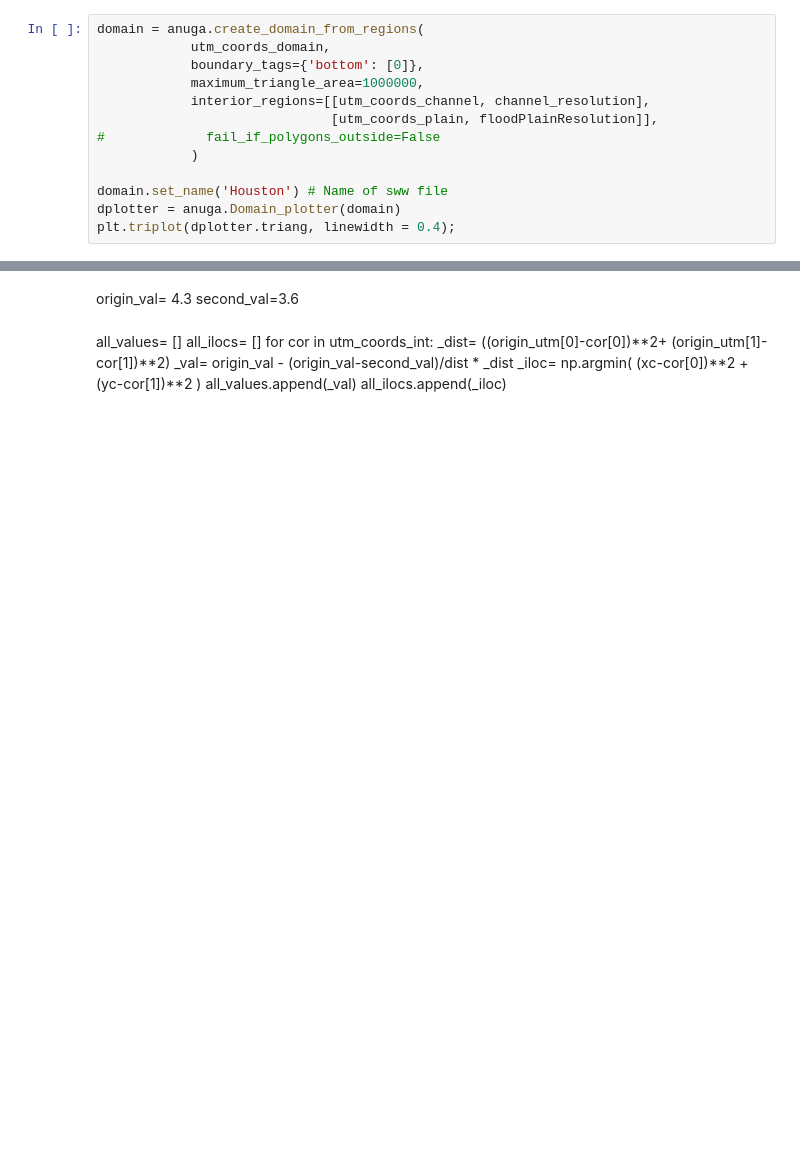
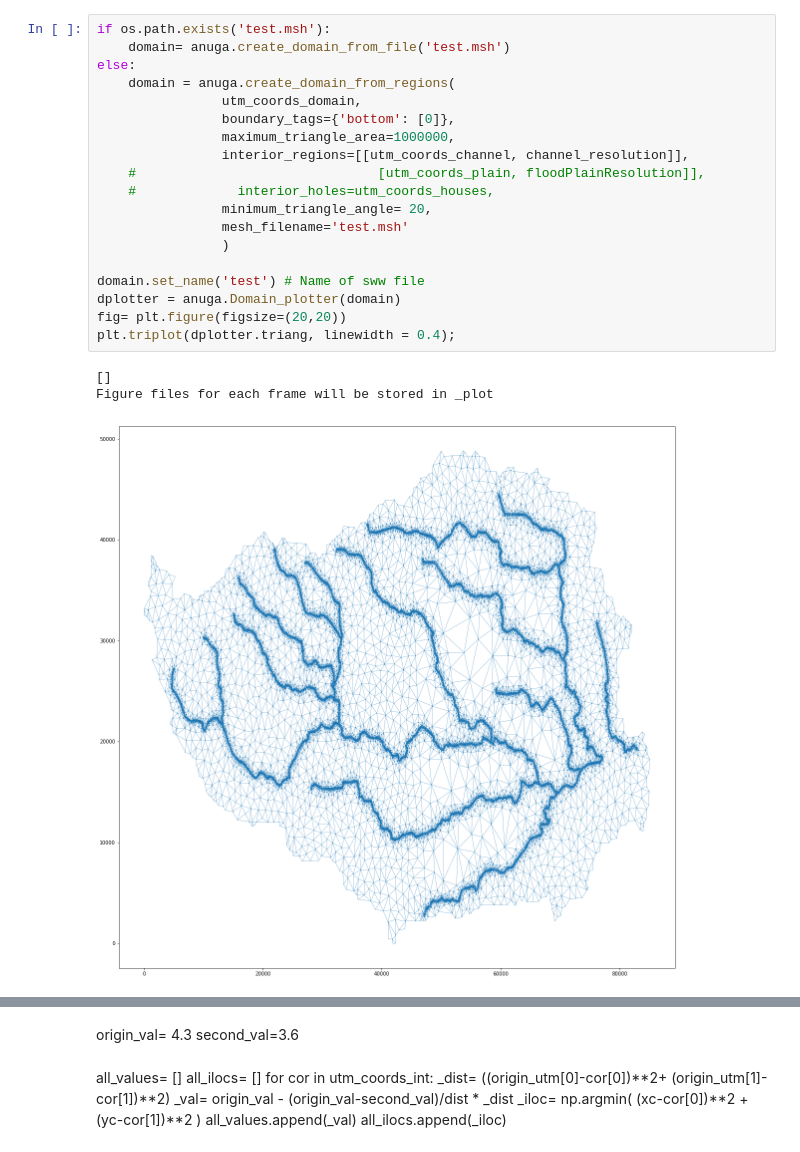
Before and after one commit to chrimerss/CREST-iMAP, a Jupyter notebook: Examples/excessive_rain/subbasin_082500.ipynb, the cells around one changed output, grey strips where cells are left out. Drawn from its saved outputs; the diff is of its cells as text; blank space fills up the shorter version.

```diff
--- a/Examples/excessive_rain/subbasin_082500.ipynb
+++ b/Examples/excessive_rain/subbasin_082500.ipynb
@@ -39,16 +51,26 @@ utm_coords_plain= [myProj(lon,lat) for (lon, lat) in coords_inner_plain]
 # %%
-domain = anuga.create_domain_from_regions(
-            utm_coords_domain,
-            boundary_tags={'bottom': [0]},
-            maximum_triangle_area=1000000,
-            interior_regions=[[utm_coords_channel, channel_resolution],
-                              [utm_coords_plain, floodPlainResolution]],
-#             fail_if_polygons_outside=False
-            )
+if os.path.exists('test.msh'):
+    domain= anuga.create_domain_from_file('test.msh')
+else:
+    domain = anuga.create_domain_from_regions(
+                utm_coords_domain,
+                boundary_tags={'bottom': [0]},
+                maximum_triangle_area=1000000,
+                interior_regions=[[utm_coords_channel, channel_resolution]],
+    #                               [utm_coords_plain, floodPlainResolution]],
+    #             interior_holes=utm_coords_houses,
+                minimum_triangle_angle= 20,
+                mesh_filename='test.msh'
+                )
 
-domain.set_name('Houston') # Name of sww file
+domain.set_name('test') # Name of sww file
 dplotter = anuga.Domain_plotter(domain)
+fig= plt.figure(figsize=(20,20))
 plt.triplot(dplotter.triang, linewidth = 0.4);
+# %% [output]
+[]
+Figure files for each frame will be stored in _plot
+[figure, added]
 # %%
 print 'Number of elements:',domain.number_of_elements
 # %% [output]
```
Also changed, not shown: parts of 18 cells of this notebook, 37 other files.
